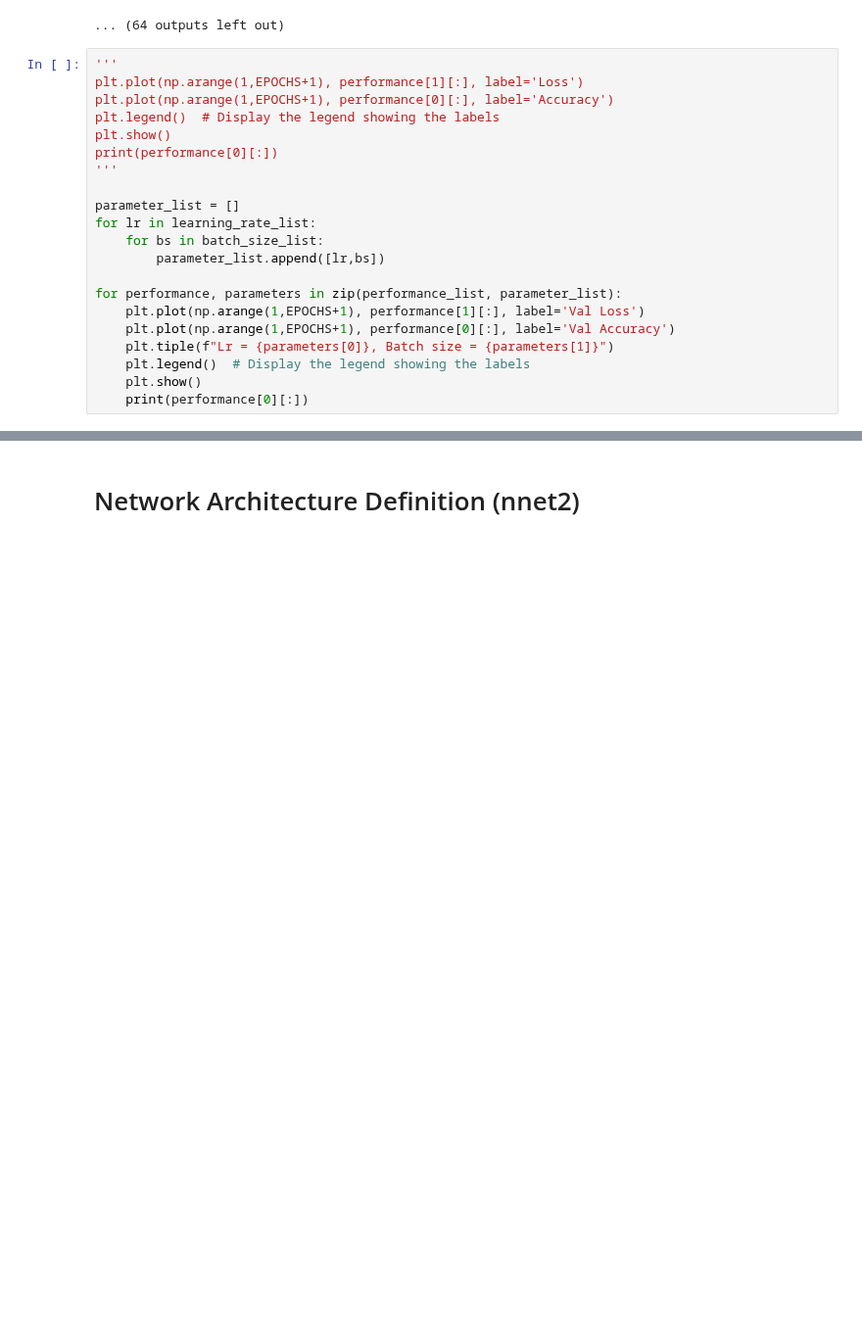
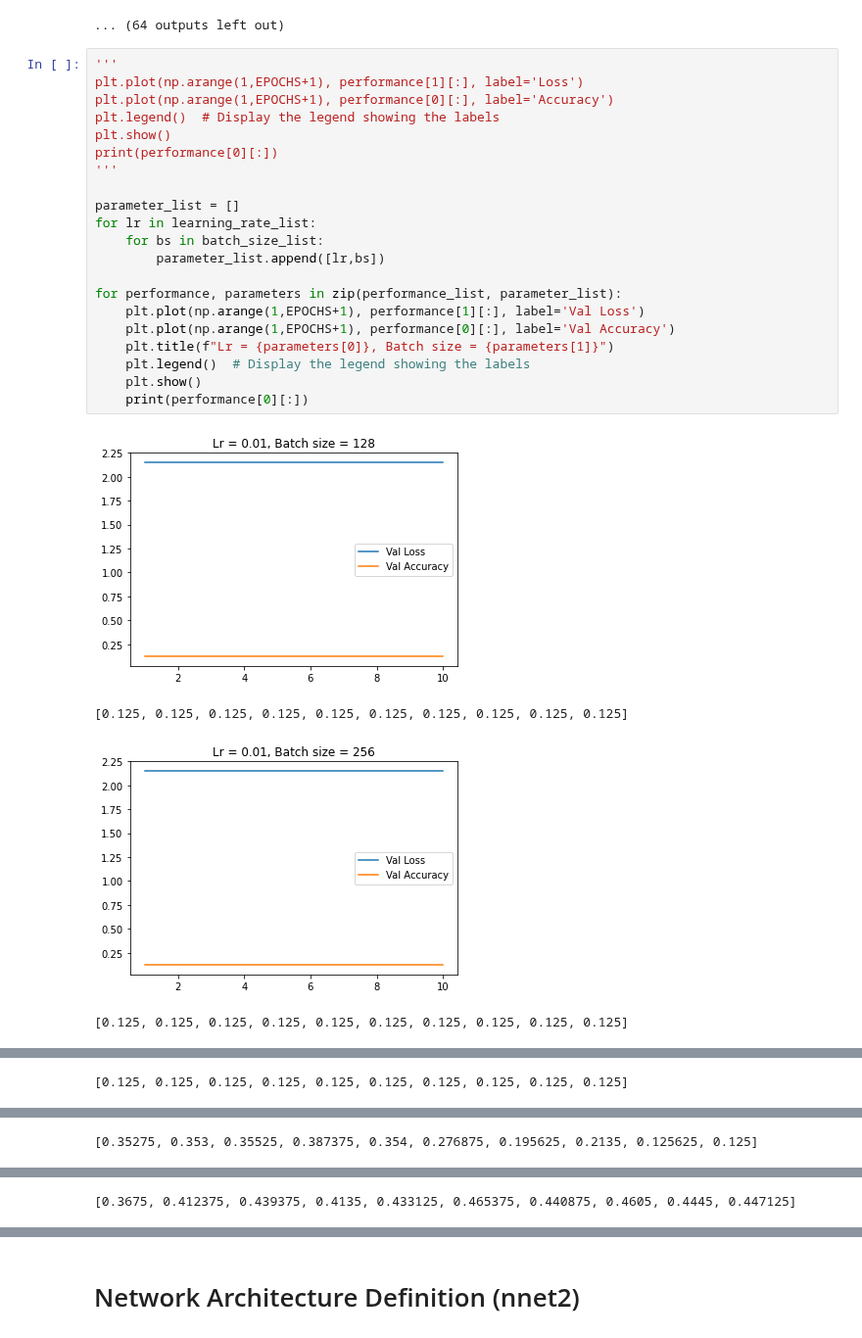
Before and after one commit to davidecolussi/NN_music_genre_recognition, a Jupyter notebook: Networks.ipynb, the cells around one changed output, grey strips where cells are left out. Shown at 98% size. Cells and saved outputs as stored; diff of their text form; blank space fills up the shorter version.

```diff
--- a/Networks.ipynb
+++ b/Networks.ipynb
@@ -378,21 +378,26 @@ Traing model with batch size=256, lr=0.01
 # %%
 '''
 plt.plot(np.arange(1,EPOCHS+1), performance[1][:], label='Loss')
 plt.plot(np.arange(1,EPOCHS+1), performance[0][:], label='Accuracy')
 plt.legend()  # Display the legend showing the labels
 plt.show()
 print(performance[0][:])
 '''
 
 parameter_list = []
 for lr in learning_rate_list:
     for bs in batch_size_list:
         parameter_list.append([lr,bs])
 
 for performance, parameters in zip(performance_list, parameter_list):
     plt.plot(np.arange(1,EPOCHS+1), performance[1][:], label='Val Loss')
     plt.plot(np.arange(1,EPOCHS+1), performance[0][:], label='Val Accuracy')
-    plt.tiple(f"Lr = {parameters[0]}, Batch size = {parameters[1]}")
+    plt.title(f"Lr = {parameters[0]}, Batch size = {parameters[1]}")
     plt.legend()  # Display the legend showing the labels
     plt.show()
     print(performance[0][:])
+# %% [output]
+[figure, added]
+[0.125, 0.125, 0.125, 0.125, 0.125, 0.125, 0.125, 0.125, 0.125, 0.125]
+[figure, added]
+[0.125, 0.125, 0.125, 0.125, 0.125, 0.125, 0.125, 0.125, 0.125, 0.125]
@@ -398,0 +405 @@ for performance, parameters in zip(performance_list, parameter_list):
+[0.125, 0.125, 0.125, 0.125, 0.125, 0.125, 0.125, 0.125, 0.125, 0.125]
@@ -398,0 +407 @@ for performance, parameters in zip(performance_list, parameter_list):
+[0.35275, 0.353, 0.35525, 0.387375, 0.354, 0.276875, 0.195625, 0.2135, 0.125625, 0.125]
@@ -398,0 +409 @@ for performance, parameters in zip(performance_list, parameter_list):
+[0.3675, 0.412375, 0.439375, 0.4135, 0.433125, 0.465375, 0.440875, 0.4605, 0.4445, 0.447125]
```
Also changed, not shown: parts of 5 cells of this notebook.
